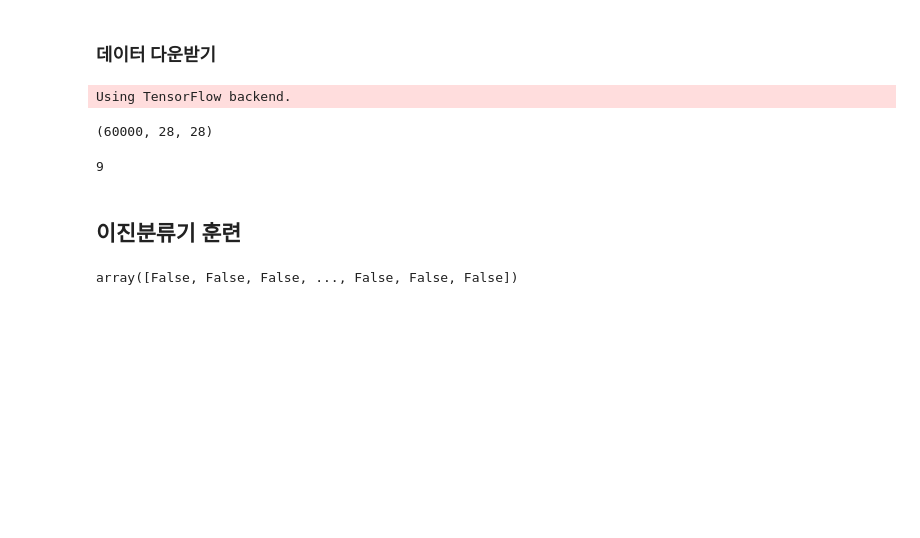
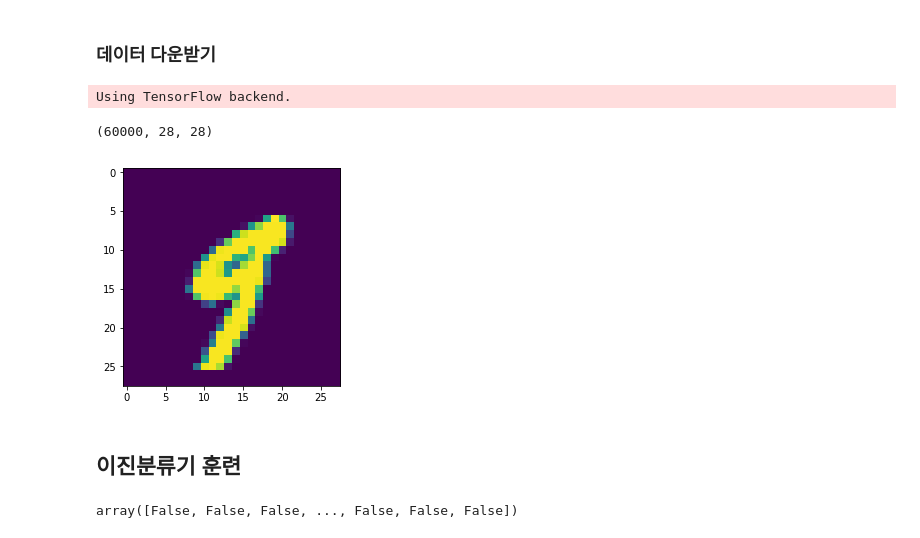
Before and after one commit to kingsmo/Python_Study, a Jupyter notebook: Hands_On_Machinlearning/MNIST.ipynb, the cells around one changed output. Cells and saved outputs as stored; diff of their text form; code cells hidden in the pictures; blank space fills up the shorter version.

```diff
--- a/Hands_On_Machinlearning/MNIST.ipynb
+++ b/Hands_On_Machinlearning/MNIST.ipynb
@@ -19,17 +19,21 @@ X_train.shape
 # %% [output]
 (60000, 28, 28)
 # %%
+some_digit = X_train[36000]
+some_digit
+plt.imshow(some_digit)
+
+
 X_train.shape # 60000, 28, 28(eigen vector로 이미 바꿈)
 X_train = X_train.reshape(60000, 28*28)
 X_train.shape
+
+some_digit = X_train[36000]
 # y_train.shape #1797
 
-some_digit = X_train[36000]
-some_digit
-# plt.imshow(some_digit)
-y_train[36000]
+# y_train[36000]
 # %% [output]
-9
+[figure, added]
 # %%
 shuffle_index = np.random.permutation(60000)
 X_train, y_train = X_train[shuffle_index], y_train[shuffle_index]
```
Also changed, not shown: parts of 46 cells of this notebook, 1 other file.
